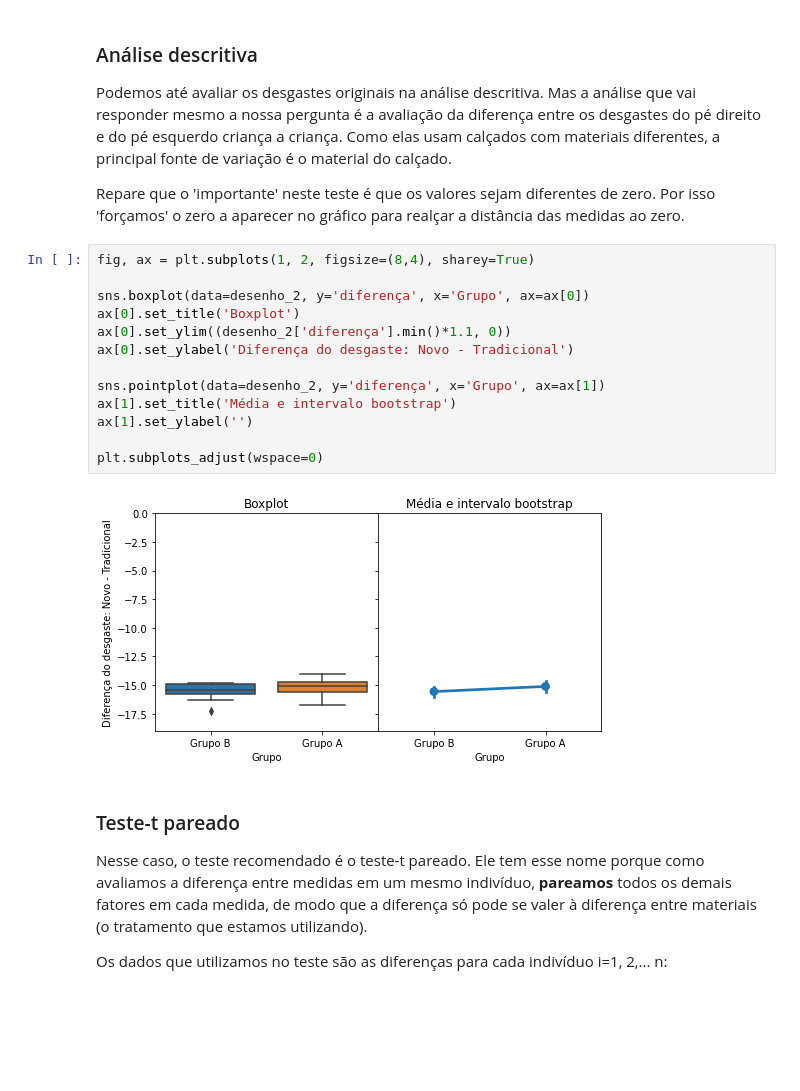
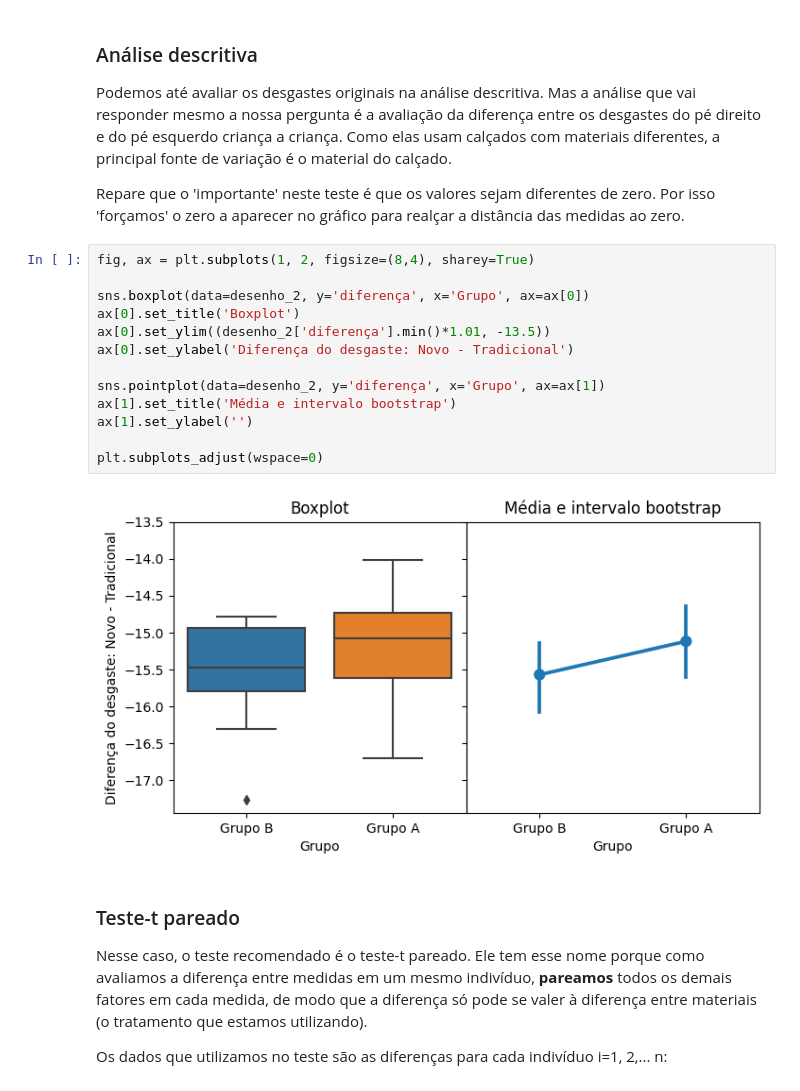
Before and after one commit to gfsilveira/ebac, a Jupyter notebook: 03-Cientista_de_Dados/02-Crisp_DM/33_modulo/ProfCientistaDados m33_supportmaterial01 inferencia.ipynb, the cells around one changed output. Drawn from its saved outputs; the diff is of its cells as text; blank space fills up the shorter version.

```diff
--- a/03-Cientista_de_Dados/02-Crisp_DM/33_modulo/ProfCientistaDados m33_supportmaterial01 inferencia.ipynb
+++ b/03-Cientista_de_Dados/02-Crisp_DM/33_modulo/ProfCientistaDados m33_supportmaterial01 inferencia.ipynb
@@ -217,18 +256,18 @@ Repare que o 'importante' neste teste é que os valores sejam diferentes de zero
 # %%
 fig, ax = plt.subplots(1, 2, figsize=(8,4), sharey=True)
 
 sns.boxplot(data=desenho_2, y='diferença', x='Grupo', ax=ax[0])
 ax[0].set_title('Boxplot')
-ax[0].set_ylim((desenho_2['diferença'].min()*1.1, 0))
+ax[0].set_ylim((desenho_2['diferença'].min()*1.01, -13.5))
 ax[0].set_ylabel('Diferença do desgaste: Novo - Tradicional')
 
 sns.pointplot(data=desenho_2, y='diferença', x='Grupo', ax=ax[1])
 ax[1].set_title('Média e intervalo bootstrap')
 ax[1].set_ylabel('')
 
 plt.subplots_adjust(wspace=0)
 # %% [output]
-[figure, old version]
+[figure, new version]
 # %% [markdown]
 ### Teste-t pareado
 Nesse caso, o teste recomendado é o teste-t pareado. Ele tem esse nome porque como avaliamos a diferença entre medidas em um mesmo indivíduo, **pareamos** todos os demais fatores em cada medida, de modo que a diferença só pode se valer à diferença entre materiais (o tratamento que estamos utilizando).
```
Also changed, not shown: parts of 11 cells of this notebook, 4 other files.
